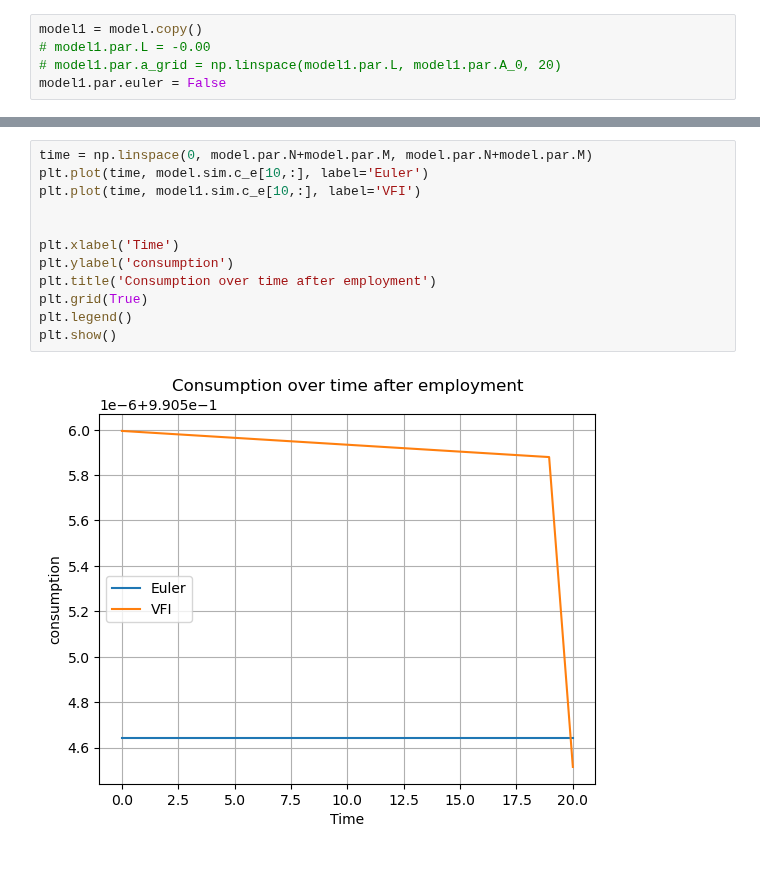
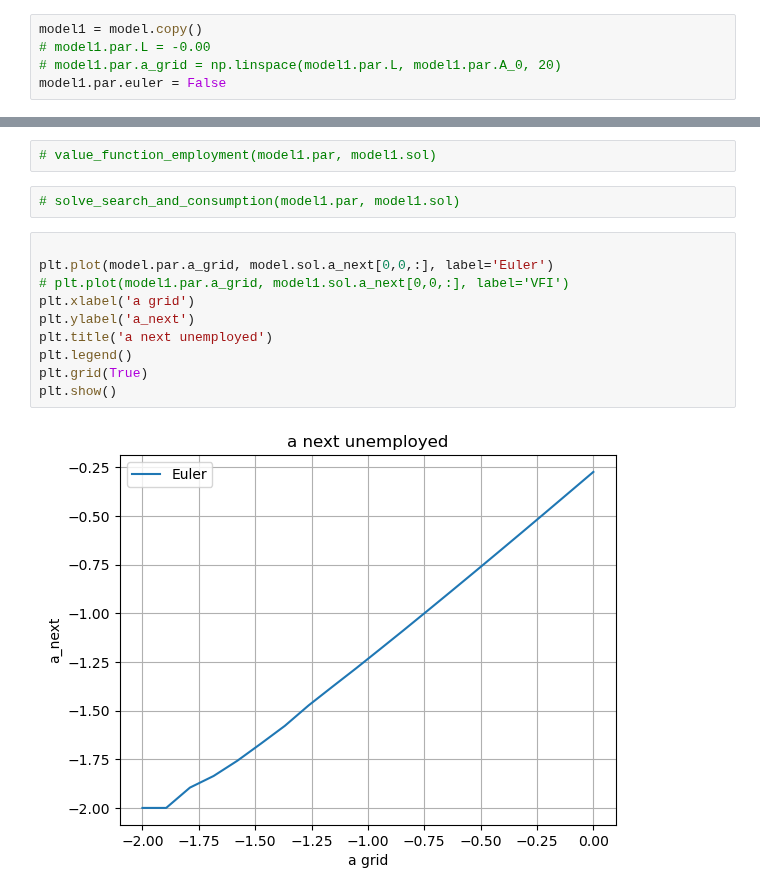
Before and after one commit to qrn838/Dynamic-programming-project, a Jupyter notebook: 1. consumption saving.ipynb, the cells around one changed output, grey strips where cells are left out. Cells and saved outputs as stored; diff of their text form; blank space fills up the shorter version.

Commit message:
working model solve with types

```diff
--- a/1. consumption saving.ipynb
+++ b/1. consumption saving.ipynb
@@ -262,14 +96,16 @@ plt.show()
-# %%
-time = np.linspace(0, model.par.N+model.par.M, model.par.N+model.par.M)
-plt.plot(time, model.sim.c_e[10,:], label='Euler')
-plt.plot(time, model1.sim.c_e[10,:], label='VFI')
-
-
-plt.xlabel('Time')
-plt.ylabel('consumption')
-plt.title('Consumption over time after employment')
-plt.grid(True)
-plt.legend()
-plt.show()
-# %% [output]
-[figure, removed]
+# %%
+# value_function_employment(model1.par, model1.sol)
+# %%
+# solve_search_and_consumption(model1.par, model1.sol)
+# %%
+
+plt.plot(model.par.a_grid, model.sol.a_next[0,0,:], label='Euler')
+# plt.plot(model1.par.a_grid, model1.sol.a_next[0,0,:], label='VFI')
+plt.xlabel('a grid')
+plt.ylabel('a_next')
+plt.title('a next unemployed')
+plt.legend()
+plt.grid(True)
+plt.show()
+# %% [output]
+[figure, added]
```
Also changed, not shown: parts of 42 cells of this notebook, 4 other files.
